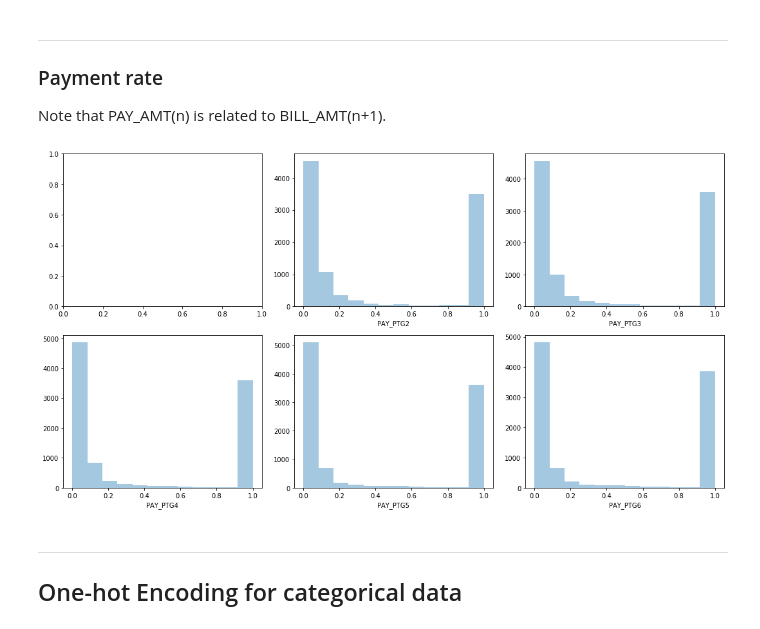
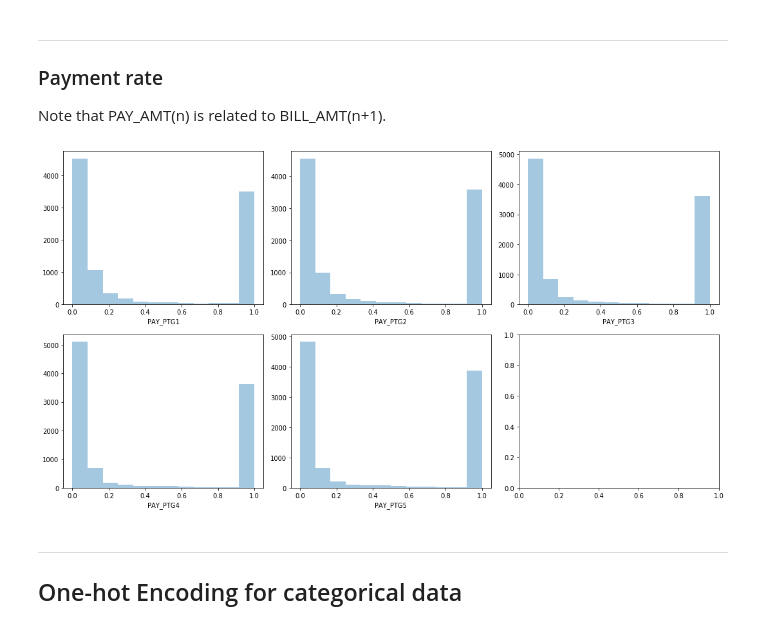
Before and after one commit to yickminglee/Reap-DS-challenge, a Jupyter notebook: Exploratory Data Analysis.ipynb, the cells around one changed output. Cells and saved outputs as stored; diff of their text form; code cells hidden in the pictures.

```diff
--- a/Exploratory Data Analysis.ipynb
+++ b/Exploratory Data Analysis.ipynb
@@ -542,20 +543,20 @@ monthly_plot(df_explore, 'UTILIZE_PTG')
 Note that PAY_AMT(n) is related to BILL_AMT(n+1).
 # %%
 for i in range(1,6):
-    df_explore['PAY_PTG'+str(i+1)] = ((df_explore['PAY_AMT'+str(i)]+0.01) / (df_explore['BILL_AMT'+str(i+1)]+0.01)).clip(upper=1)
+    df_explore['PAY_PTG'+str(i)] = ((df_explore['PAY_AMT'+str(i)]+0.01) / (df_explore['BILL_AMT'+str(i+1)]+0.01)).clip(upper=1)
 # %%
 fig,axes = plt.subplots(2,3,figsize=(15,8))
 axes = axes.flatten()
 
 for i, ax in enumerate(axes):
-    if i in range(1,6):
+    if i in range(0,5):
         plt.subplot(ax)
         sns.distplot(df_explore['PAY_PTG'+str(i+1)], kde=False, ax=ax)
         ax.set(xlabel='PAY_PTG'+str(i+1))
 
 plt.tight_layout()
 # %% [output]
-[figure, old version]
+[figure, new version]
 # %% [markdown]
 ---
 
```
Also changed, not shown: parts of 42 cells of this notebook, 1 other file.
